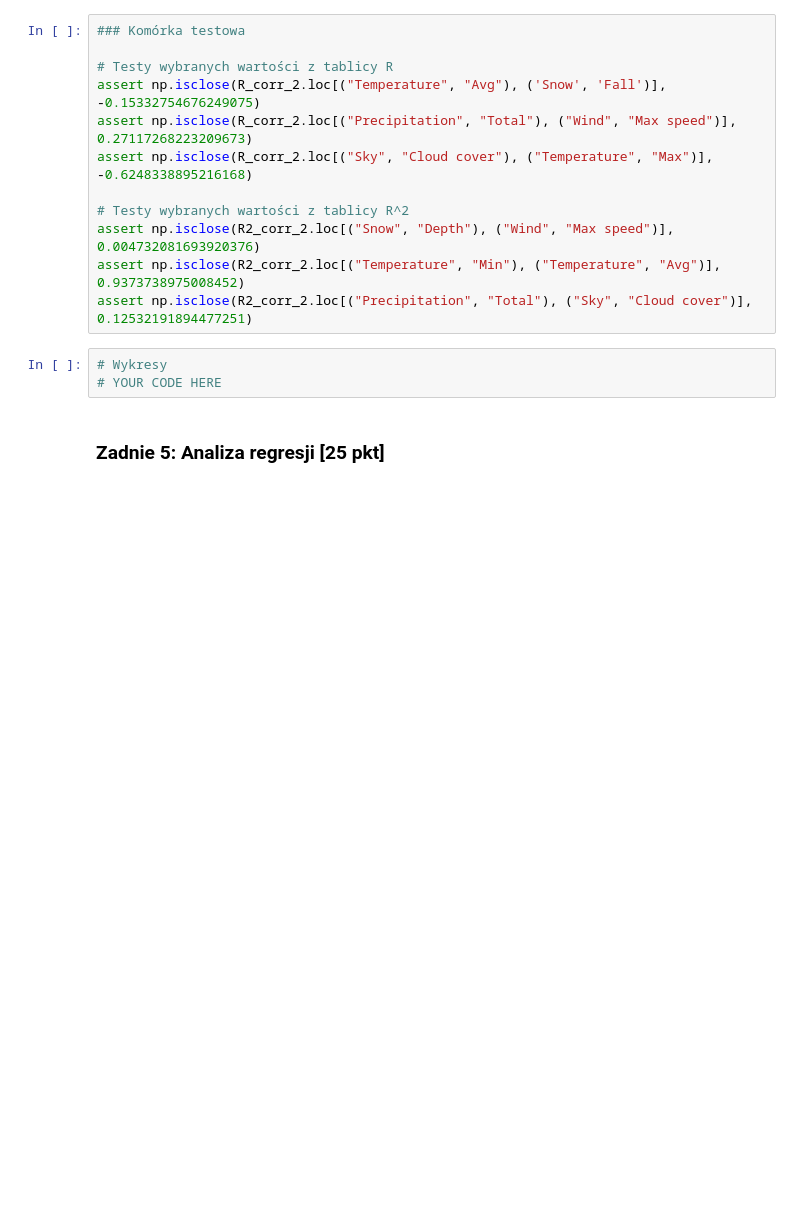
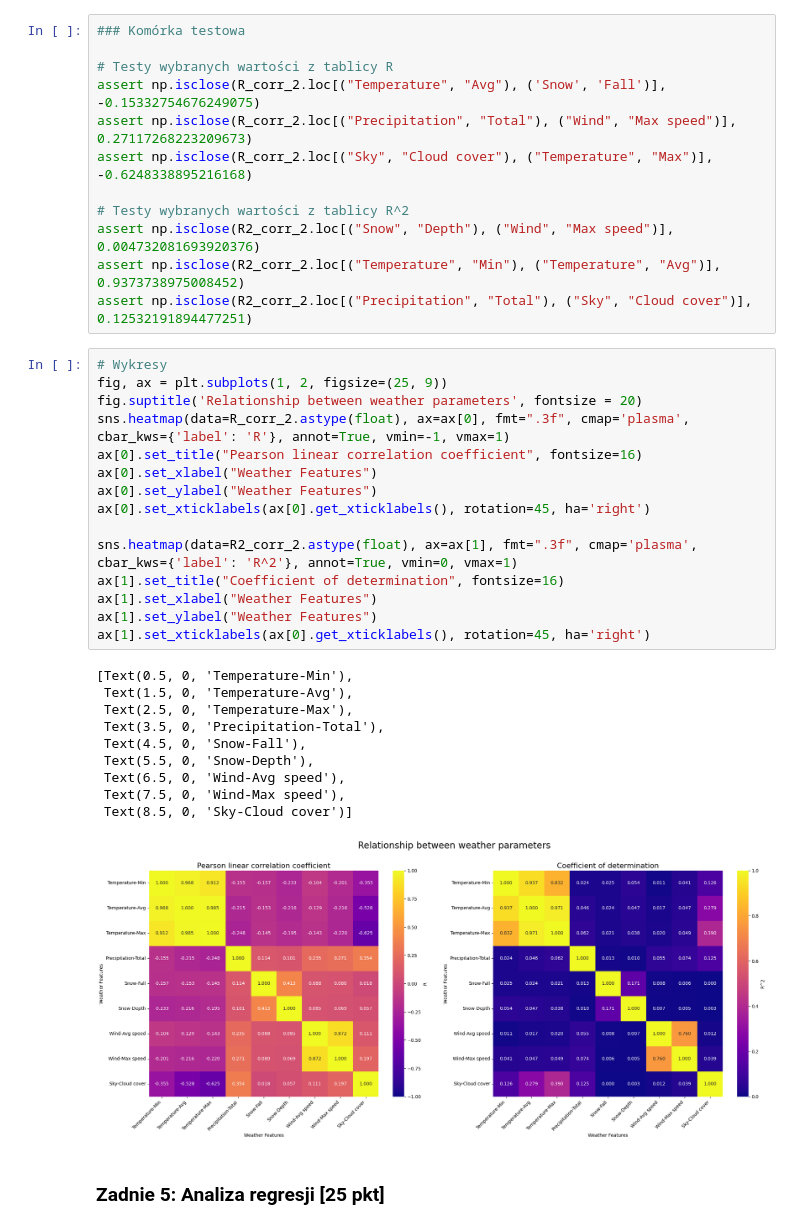
Before and after one commit to kubanskan/AGHCourse-DataAnalysisPython, a Jupyter notebook: Project3-DescriptiveStatisticsPart3/ZZ03_CZ03.ipynb, the cells around one changed output. Drawn from its saved outputs; the diff is of its cells as text; blank space fills up the shorter version.

Commit message:
4b and 5a Plots

```diff
--- a/Project3-DescriptiveStatisticsPart3/ZZ03_CZ03.ipynb
+++ b/Project3-DescriptiveStatisticsPart3/ZZ03_CZ03.ipynb
@@ -198,7 +224,30 @@ assert np.isclose(R2_corr_2.loc[("Temperature", "Min"), ("Temperature", "Avg")],
 assert np.isclose(R2_corr_2.loc[("Precipitation", "Total"), ("Sky", "Cloud cover")], 0.12532191894477251)
 # %%
 # Wykresy
-# YOUR CODE HERE
+fig, ax = plt.subplots(1, 2, figsize=(25, 9))
+fig.suptitle('Relationship between weather parameters', fontsize = 20)
+sns.heatmap(data=R_corr_2.astype(float), ax=ax[0], fmt=".3f", cmap='plasma', cbar_kws={'label': 'R'}, annot=True, vmin=-1, vmax=1)
+ax[0].set_title("Pearson linear correlation coefficient", fontsize=16)
+ax[0].set_xlabel("Weather Features")
+ax[0].set_ylabel("Weather Features")
+ax[0].set_xticklabels(ax[0].get_xticklabels(), rotation=45, ha='right')
+
+sns.heatmap(data=R2_corr_2.astype(float), ax=ax[1], fmt=".3f", cmap='plasma', cbar_kws={'label': 'R^2'}, annot=True, vmin=0, vmax=1)
+ax[1].set_title("Coefficient of determination", fontsize=16)
+ax[1].set_xlabel("Weather Features")
+ax[1].set_ylabel("Weather Features")
+ax[1].set_xticklabels(ax[0].get_xticklabels(), rotation=45, ha='right')
+# %% [output]
+[Text(0.5, 0, 'Temperature-Min'),
+ Text(1.5, 0, 'Temperature-Avg'),
+ Text(2.5, 0, 'Temperature-Max'),
+ Text(3.5, 0, 'Precipitation-Total'),
+ Text(4.5, 0, 'Snow-Fall'),
+ Text(5.5, 0, 'Snow-Depth'),
+ Text(6.5, 0, 'Wind-Avg speed'),
+ Text(7.5, 0, 'Wind-Max speed'),
+ Text(8.5, 0, 'Sky-Cloud cover')]
+[figure, added]
 # %% [markdown]
 ### Zadnie 5: Analiza regresji [25 pkt]
 # %% [markdown]
```
Also changed, not shown: parts of 4 cells of this notebook.
